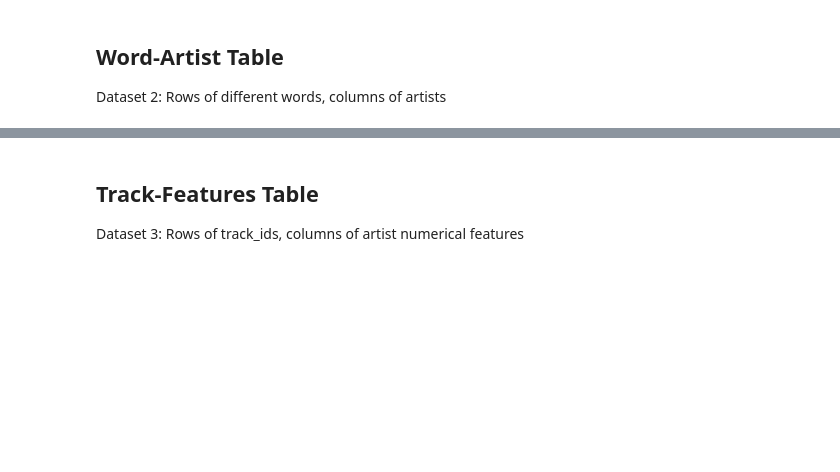
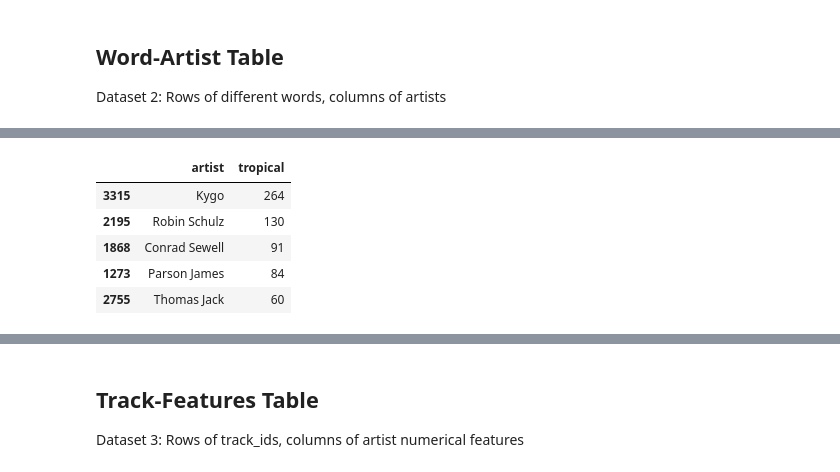
Before and after one commit to holistudio/spotify_dash, a Jupyter notebook: 02_data_wrangling/tableau_datasets.ipynb, the cells around one changed output, grey strips where cells are left out. Cells and saved outputs as stored; diff of their text form; code cells hidden in the pictures; blank space fills up the shorter version.

```diff
--- a/02_data_wrangling/tableau_datasets.ipynb
+++ b/02_data_wrangling/tableau_datasets.ipynb
@@ -87,0 +196,12 @@ Dataset 2: Rows of different words, columns of artists
+# %%
+keyword = 'tropical'
+filter = artist_df[keyword] > 0
+filter_df = artist_df[filter][['artist',keyword]]
+filter_df.sort_values(by=keyword,ascending=False).head()
+# %% [output]
+|  | artist | tropical |
+| 3315 | Kygo | 264 |
+| 2195 | Robin Schulz | 130 |
+| 1868 | Conrad Sewell | 91 |
+| 1273 | Parson James | 84 |
+| 2755 | Thomas Jack | 60 |
```
Also changed, not shown: parts of 15 cells of this notebook.
